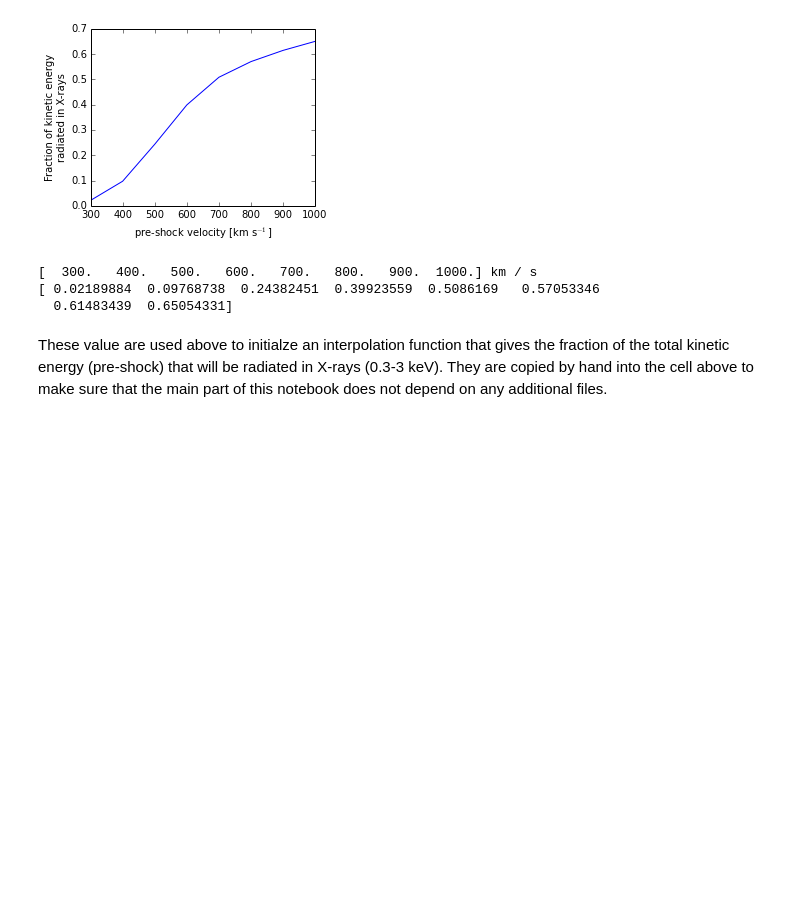
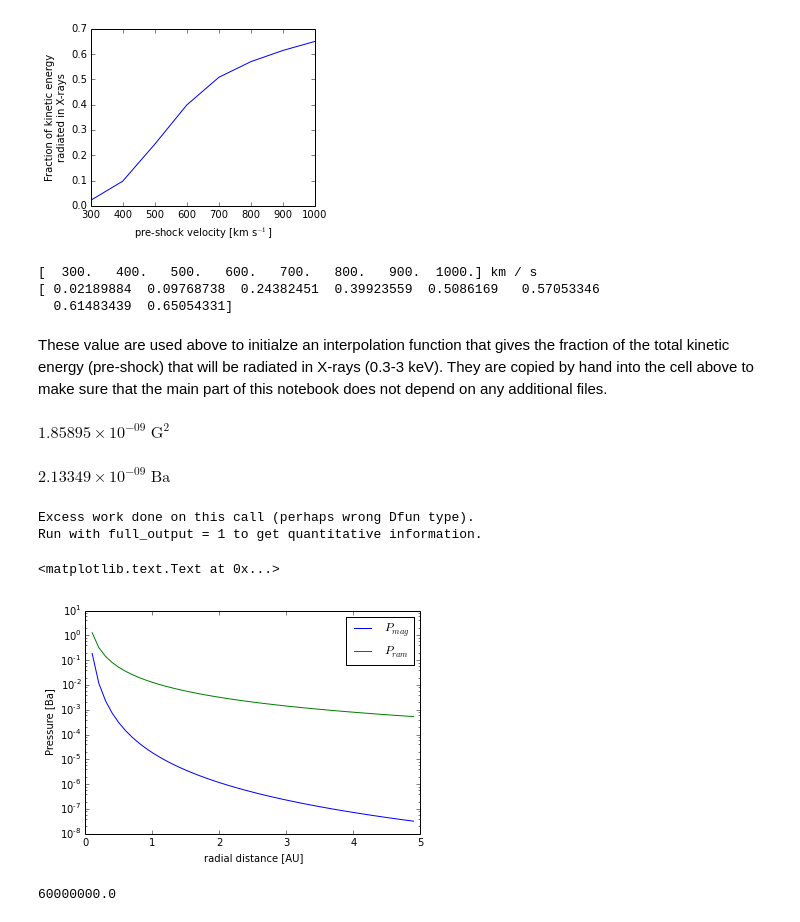
Before and after one commit to hamogu/RecollimationXrayCTTS, a Jupyter notebook: scripts/jet_recol_shocks.ipynb, the cells around one changed output. Cells and saved outputs as stored; diff of their text form; code cells hidden in the pictures; blank space fills up the shorter version.

```diff
--- a/scripts/jet_recol_shocks.ipynb
+++ b/scripts/jet_recol_shocks.ipynb
@@ -521,3 +524,29 @@ print xfrac[1::5]
   0.61483439  0.65054331]
 # %% [markdown]
 These value are used above to initialze an interpolation function that gives the fraction of the total kinetic energy (pre-shock) that will be radiated in X-rays (0.3-3 keV). They are copied by hand into the cell above to make sure that the main part of this notebook does not depend on any additional files.
+# %%
+(((1000*u.Gauss)**2 / 8 / np.pi)*(c.R_sun/(10*u.AU))**4).to(u.Gauss**2)
+# %% [output]
+$1.85895\times 10^{-09} \; \mathrm{G^{2}}$
+# %%
+(ode.m_dot*u.g/u.s/(4.*np.pi*(100.*u.AU)**2)* (500*u.km/u.s)).to(u.Ba)
+# %% [output]
+$2.13349\times 10^{-09} \; \mathrm{Ba}$
+# %%
+x = np.arange(0,5,0.1)
+
+plt.plot(x, (((1000*u.Gauss)**2 / 8. / np.pi)*(c.R_sun/(x*u.AU))**4).to(u.Gauss**2).value, label='$P_{mag}$')
+plt.plot(x, (mdot_fiducial*u.g/u.s/(4.*np.pi*(x*u.AU)**2)* (v_fiducial*u.cm/u.s)).to(u.Ba).value, label='$P_{ram}$')
+plt.yscale('log')
+plt.xlabel('radial distance [AU]')
+plt.legend(loc='upper right')
+plt.ylabel('Pressure [Ba]')
+# %% [output]
+Excess work done on this call (perhaps wrong Dfun type).
+Run with full_output = 1 to get quantitative information.
+<matplotlib.text.Text at 0x...>
+[figure, added]
+# %%
+v_fiducial
+# %% [output]
+60000000.0
```
Also changed, not shown: parts of 3 cells of this notebook, 4 other files.
